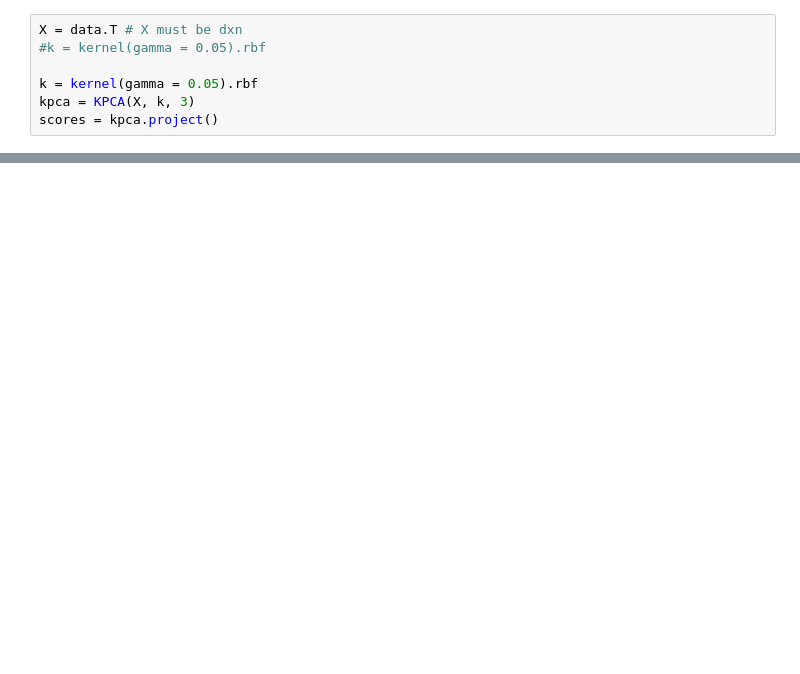
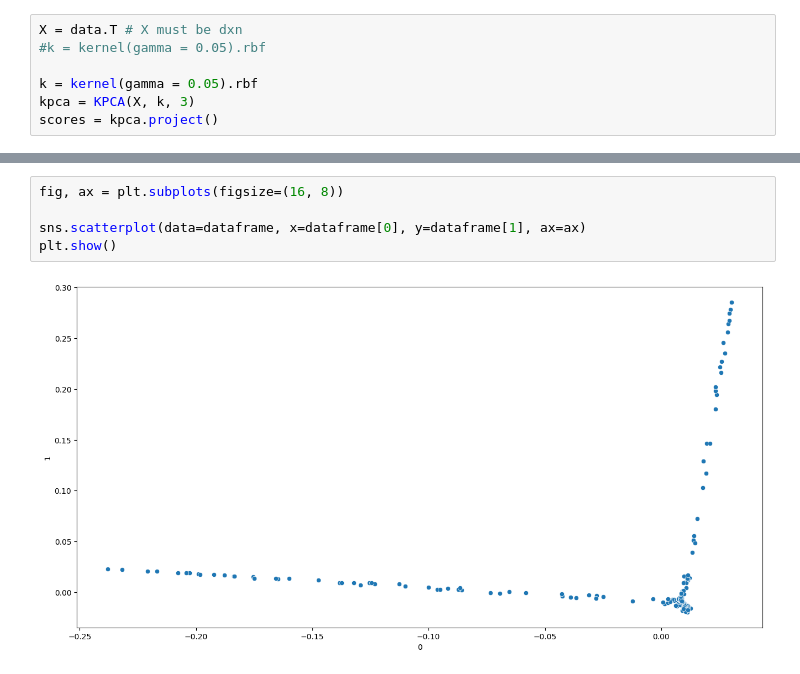
Before and after one commit to kaleabyared/Unsupervised_Learning, a Jupyter notebook: notebooks/usl_kernel_pca_002.ipynb, the cells around one changed output, grey strips where cells are left out. Drawn from its saved outputs; the diff is of its cells as text; blank space fills up the shorter version.

```diff
--- a/notebooks/usl_kernel_pca_002.ipynb
+++ b/notebooks/usl_kernel_pca_002.ipynb
@@ -407,0 +189,7 @@ kpca.plot_scores_3d(colors = colors, dim_1 = 1, dim_2 = 2, dim_3 = 3)
+# %%
+fig, ax = plt.subplots(figsize=(16, 8))
+
+sns.scatterplot(data=dataframe, x=dataframe[0], y=dataframe[1], ax=ax)
+plt.show()
+# %% [output]
+[figure, added]
```
Also changed, not shown: parts of 34 cells of this notebook, 1 other file.
